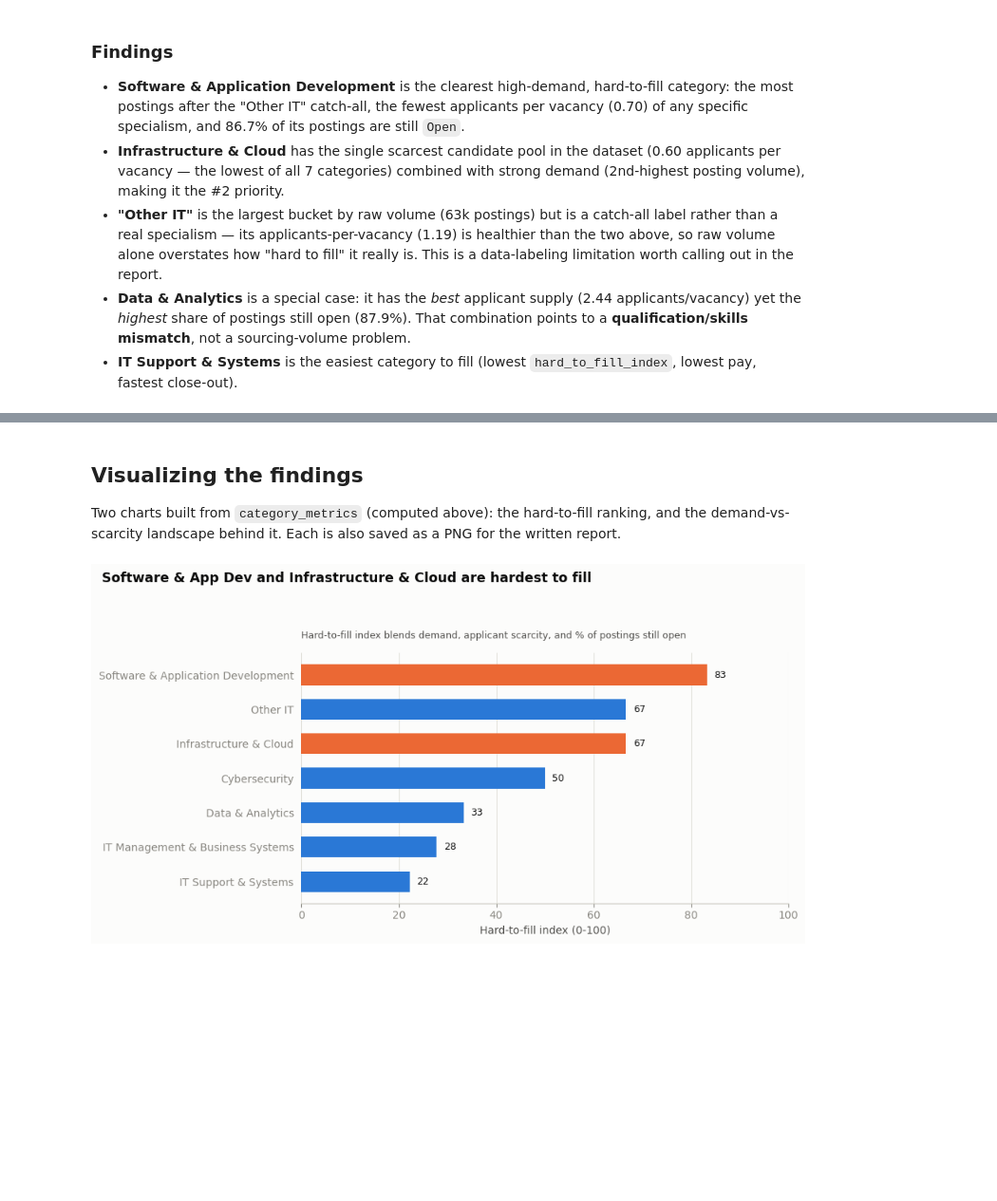
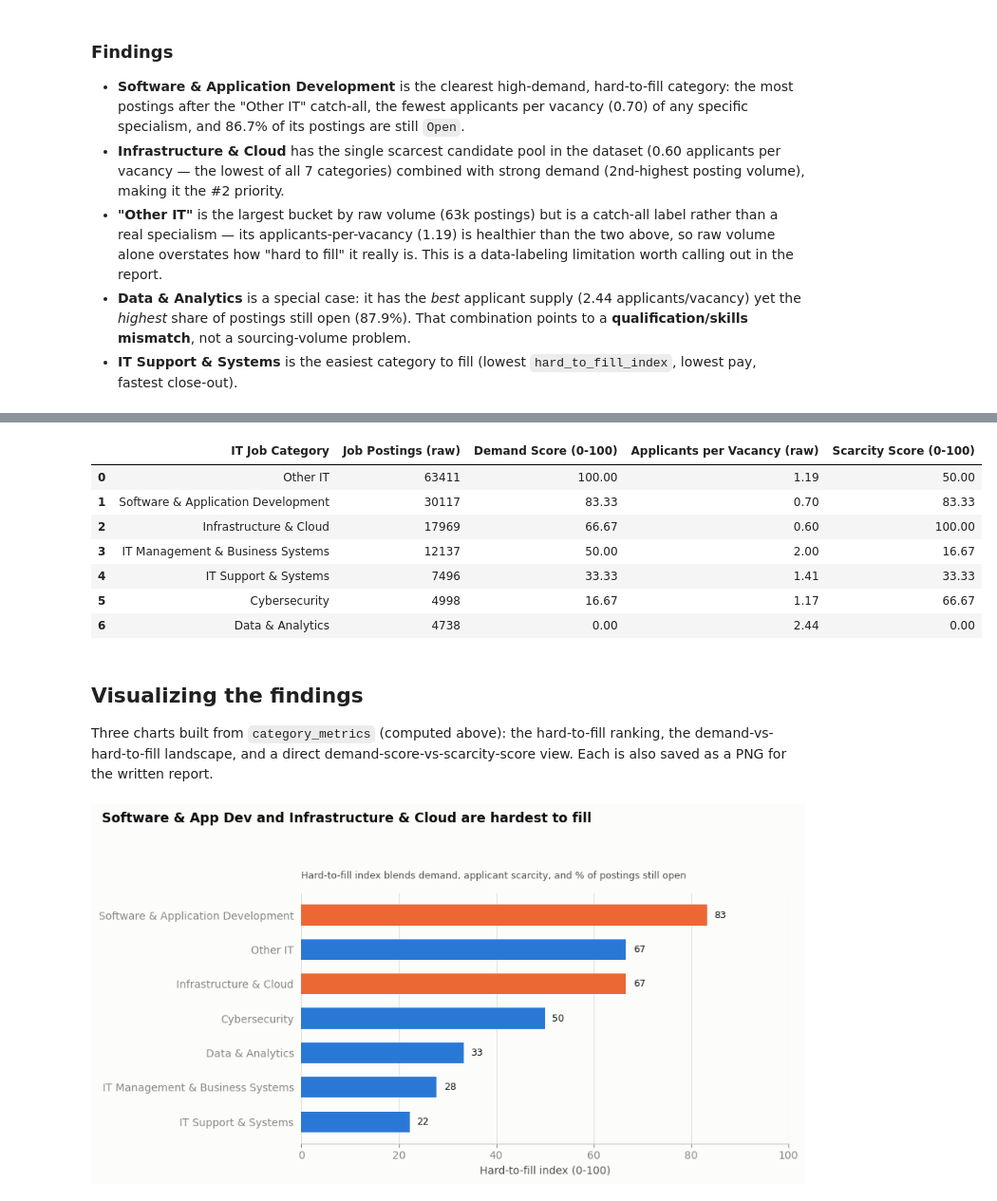
Before and after one commit to 85913286lcr/group5-project1-assignment, a Jupyter notebook: Notebook4.ipynb, the cells around one changed output, grey strips where cells are left out. Shown at 95% size. Drawn from its saved outputs; the diff is of its cells as text; code cells hidden in the pictures; blank space fills up the shorter version.

```diff
--- a/Notebook4.ipynb
+++ b/Notebook4.ipynb
@@ -123,7 +142,30 @@ category_metrics[display_cols].round(2)
+# %%
+demand_vs_scarcity = category_metrics[[
+    'it_job_category',
+    'job_postings', 'demand_score',
+    'applicants_per_vacancy', 'scarcity_score',
+]].rename(columns={
+    'it_job_category': 'IT Job Category',
+    'job_postings': 'Job Postings (raw)',
+    'demand_score': 'Demand Score (0-100)',
+    'applicants_per_vacancy': 'Applicants per Vacancy (raw)',
+    'scarcity_score': 'Scarcity Score (0-100)',
+}).sort_values('Demand Score (0-100)', ascending=False).reset_index(drop=True)
+
+demand_vs_scarcity.round(2)
+# %% [output]
+|  | IT Job Category | Job Postings (raw) | Demand Score (0-100) | Applicants per Vacancy (raw) | Scarcity Score (0-100) |
+| 0 | Other IT | 63411 | 100.00 | 1.19 | 50.00 |
+| 1 | Software & Application Development | 30117 | 83.33 | 0.70 | 83.33 |
+| 2 | Infrastructure & Cloud | 17969 | 66.67 | 0.60 | 100.00 |
+| 3 | IT Management & Business Systems | 12137 | 50.00 | 2.00 | 16.67 |
+| 4 | IT Support & Systems | 7496 | 33.33 | 1.41 | 33.33 |
+| 5 | Cybersecurity | 4998 | 16.67 | 1.17 | 66.67 |
+| 6 | Data & Analytics | 4738 | 0.00 | 2.44 | 0.00 |
 # %% [markdown]
 ## Visualizing the findings
 
-Two charts built from `category_metrics` (computed above): the hard-to-fill ranking, and the demand-vs-scarcity landscape behind it. Each is also saved as a PNG for the written report.
+Three charts built from `category_metrics` (computed above): the hard-to-fill ranking, the demand-vs-hard-to-fill landscape, and a direct demand-score-vs-scarcity-score view. Each is also saved as a PNG for the written report.
 # %%
 import matplotlib.pyplot as plt
 import textwrap
```
Also changed, not shown: parts of 3 cells of this notebook, 1 other file.
